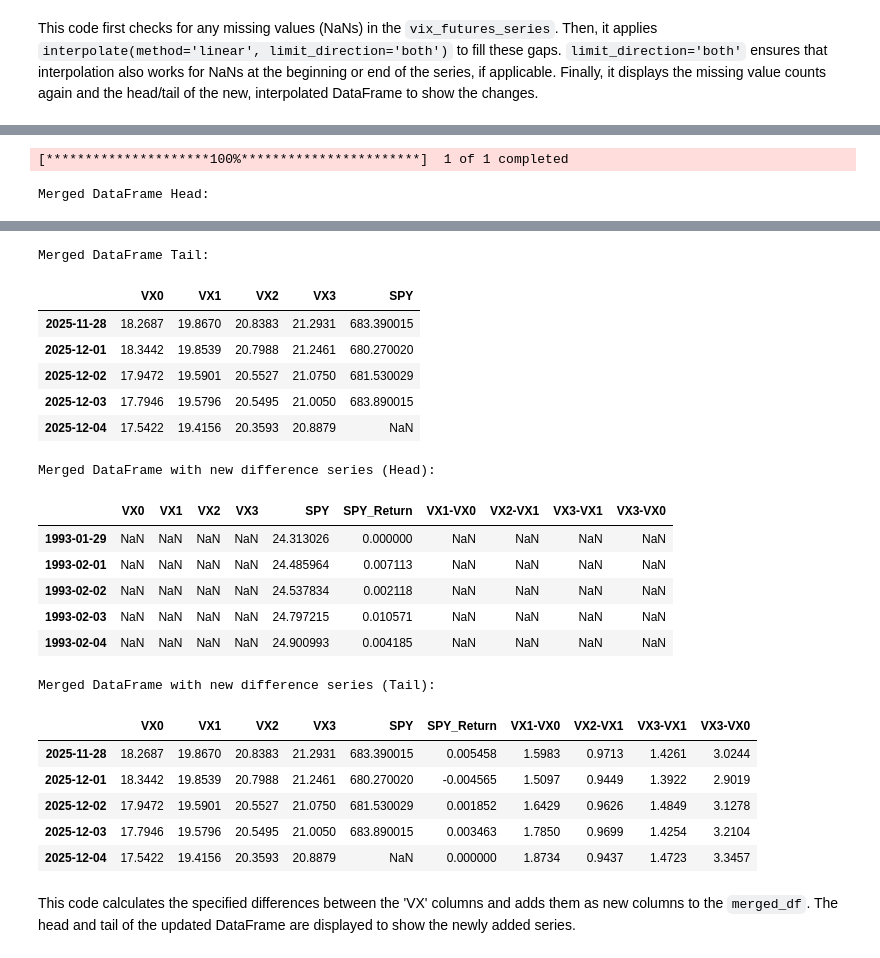
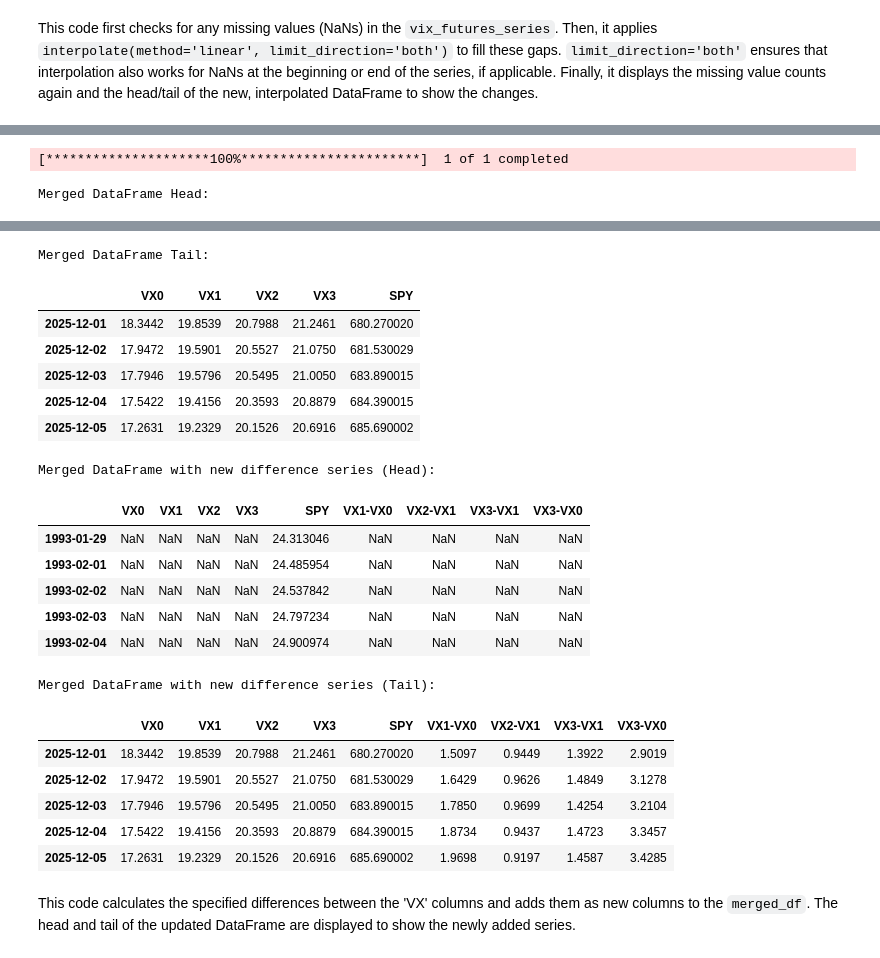
Before and after one commit to nikolas-joyce/VIX_Term_structure_Signals, a Jupyter notebook: VIX_term_structure_shift_Signals.ipynb, the cells around one changed output, grey strips where cells are left out. Cells and saved outputs as stored; diff of their text form; code cells hidden in the pictures.

```diff
--- a/VIX_term_structure_shift_Signals.ipynb
+++ b/VIX_term_structure_shift_Signals.ipynb
@@ -573,12 +549,12 @@ import yfinance as yf
 import pandas as pd
 
 # Define start and end dates based on the merged_df index
-start_date_vix = merged_df.index.min().strftime('%Y-%m-%d')
-end_date = merged_df.index.max().strftime('%Y-%m-%d')
+# start_date_vix = merged_df.index.min().strftime('%Y-%m-%d')
+# end_date = merged_df.index.max().strftime('%Y-%m-%d')
 
 # 1. Download SPY adjusted close data for the specified date range
 # Start SPY data at 1993-01-01 as requested
-spy_data = yf.download('SPY', start='1993-01-01', end=end_date, interval='1d')
+spy_data = yf.download('SPY', start='1993-01-01', end='2026-01-01', interval='1d')
 
 # 2. Extract 'Close' column, which contains adjusted close prices when auto_adjust=True
 spy_adj_close = spy_data['Close']
@@ -587,7 +563,7 @@ spy_adj_close.name = 'SPY_Adj_Close'
 
 # 3. Merge with vix_futures_series_interpolated
 # Use an outer join to keep all dates from both DataFrames, filling NaNs where data is missing in one.
-merged_df = vix_futures_series_interpolated.merge(spy_adj_close,
+merged_df = vix_futures_series_adjusted.merge(spy_adj_close,
                                                  left_index=True,
                                                  right_index=True,
                                                  how='outer')
@@ -609,10 +585,10 @@ Merged DataFrame Head:
 Merged DataFrame Tail:
 |  | VX0 | VX1 | VX2 | VX3 | SPY |
-| 2025-11-28 | 18.2687 | 19.8670 | 20.8383 | 21.2931 | 683.390015 |
 | 2025-12-01 | 18.3442 | 19.8539 | 20.7988 | 21.2461 | 680.270020 |
 | 2025-12-02 | 17.9472 | 19.5901 | 20.5527 | 21.0750 | 681.530029 |
 | 2025-12-03 | 17.7946 | 19.5796 | 20.5495 | 21.0050 | 683.890015 |
-| 2025-12-04 | 17.5422 | 19.4156 | 20.3593 | 20.8879 | NaN |
+| 2025-12-04 | 17.5422 | 19.4156 | 20.3593 | 20.8879 | 684.390015 |
+| 2025-12-05 | 17.2631 | 19.2329 | 20.1526 | 20.6916 | 685.690002 |
 # %%
 # Calculate the new difference series
 merged_df['VX1-VX0'] = merged_df['VX1'] - merged_df['VX0']
@@ -627,19 +603,19 @@ print("\nMerged DataFrame with new difference series (Tail):")
 display(merged_df.tail())
 # %% [output]
 Merged DataFrame with new difference series (Head):
-|  | VX0 | VX1 | VX2 | VX3 | SPY | SPY_Return | VX1-VX0 | VX2-VX1 | VX3-VX1 | VX3-VX0 |
-| 1993-01-29 | NaN | NaN | NaN | NaN | 24.313026 | 0.000000 | NaN | NaN | NaN | NaN |
-| 1993-02-01 | NaN | NaN | NaN | NaN | 24.485964 | 0.007113 | NaN | NaN | NaN | NaN |
-| 1993-02-02 | NaN | NaN | NaN | NaN | 24.537834 | 0.002118 | NaN | NaN | NaN | NaN |
-| 1993-02-03 | NaN | NaN | NaN | NaN | 24.797215 | 0.010571 | NaN | NaN | NaN | NaN |
-| 1993-02-04 | NaN | NaN | NaN | NaN | 24.900993 | 0.004185 | NaN | NaN | NaN | NaN |
+|  | VX0 | VX1 | VX2 | VX3 | SPY | VX1-VX0 | VX2-VX1 | VX3-VX1 | VX3-VX0 |
+| 1993-01-29 | NaN | NaN | NaN | NaN | 24.313046 | NaN | NaN | NaN | NaN |
+| 1993-02-01 | NaN | NaN | NaN | NaN | 24.485954 | NaN | NaN | NaN | NaN |
+| 1993-02-02 | NaN | NaN | NaN | NaN | 24.537842 | NaN | NaN | NaN | NaN |
+| 1993-02-03 | NaN | NaN | NaN | NaN | 24.797234 | NaN | NaN | NaN | NaN |
+| 1993-02-04 | NaN | NaN | NaN | NaN | 24.900974 | NaN | NaN | NaN | NaN |
 Merged DataFrame with new difference series (Tail):
-|  | VX0 | VX1 | VX2 | VX3 | SPY | SPY_Return | VX1-VX0 | VX2-VX1 | VX3-VX1 | VX3-VX0 |
-| 2025-11-28 | 18.2687 | 19.8670 | 20.8383 | 21.2931 | 683.390015 | 0.005458 | 1.5983 | 0.9713 | 1.4261 | 3.0244 |
-| 2025-12-01 | 18.3442 | 19.8539 | 20.7988 | 21.2461 | 680.270020 | -0.004565 | 1.5097 | 0.9449 | 1.3922 | 2.9019 |
-| 2025-12-02 | 17.9472 | 19.5901 | 20.5527 | 21.0750 | 681.530029 | 0.001852 | 1.6429 | 0.9626 | 1.4849 | 3.1278 |
-| 2025-12-03 | 17.7946 | 19.5796 | 20.5495 | 21.0050 | 683.890015 | 0.003463 | 1.7850 | 0.9699 | 1.4254 | 3.2104 |
-| 2025-12-04 | 17.5422 | 19.4156 | 20.3593 | 20.8879 | NaN | 0.000000 | 1.8734 | 0.9437 | 1.4723 | 3.3457 |
+|  | VX0 | VX1 | VX2 | VX3 | SPY | VX1-VX0 | VX2-VX1 | VX3-VX1 | VX3-VX0 |
+| 2025-12-01 | 18.3442 | 19.8539 | 20.7988 | 21.2461 | 680.270020 | 1.5097 | 0.9449 | 1.3922 | 2.9019 |
+| 2025-12-02 | 17.9472 | 19.5901 | 20.5527 | 21.0750 | 681.530029 | 1.6429 | 0.9626 | 1.4849 | 3.1278 |
+| 2025-12-03 | 17.7946 | 19.5796 | 20.5495 | 21.0050 | 683.890015 | 1.7850 | 0.9699 | 1.4254 | 3.2104 |
+| 2025-12-04 | 17.5422 | 19.4156 | 20.3593 | 20.8879 | 684.390015 | 1.8734 | 0.9437 | 1.4723 | 3.3457 |
+| 2025-12-05 | 17.2631 | 19.2329 | 20.1526 | 20.6916 | 685.690002 | 1.9698 | 0.9197 | 1.4587 | 3.4285 |
 # %% [markdown]
 This code calculates the specified differences between the 'VX' columns and adds them as new columns to the `merged_df`. The head and tail of the updated DataFrame are displayed to show the newly added series.
 # %% [markdown]
```
Also changed, not shown: parts of 24 cells of this notebook.
